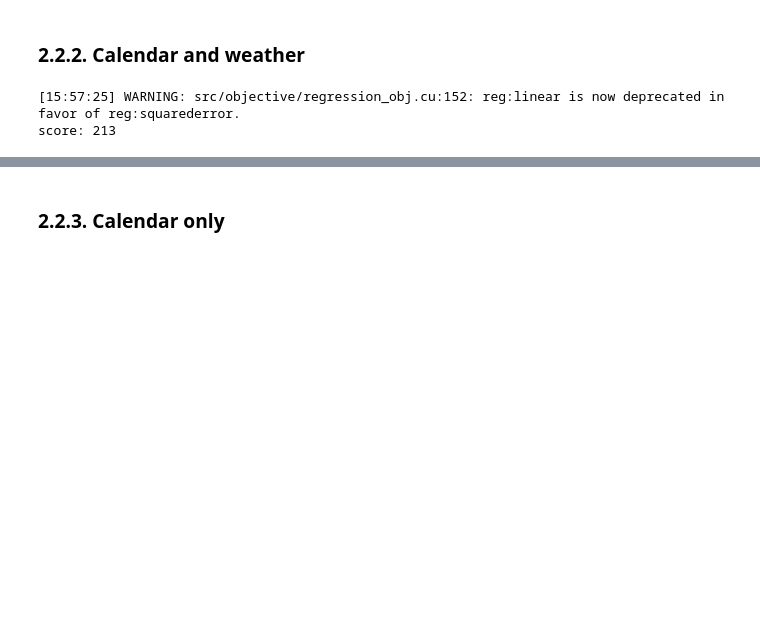
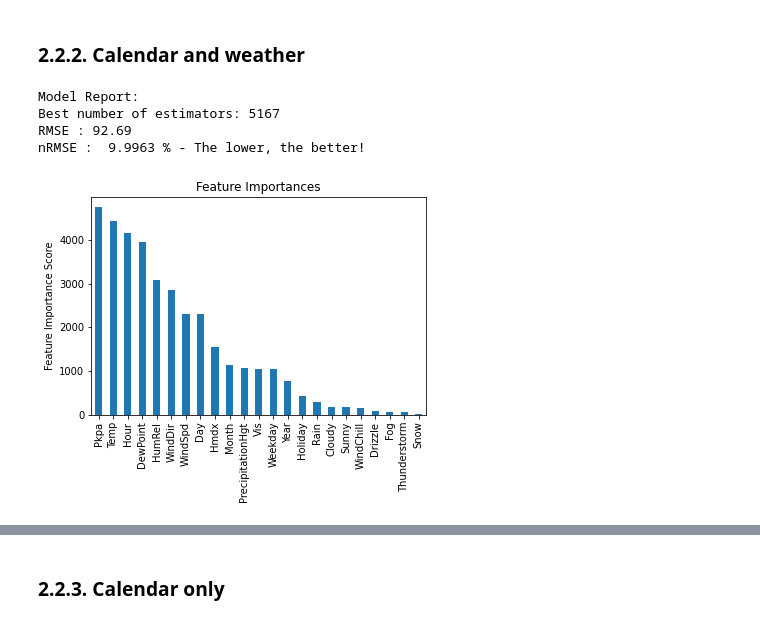
Before and after one commit to gbincoletto/MATH80629A, a Jupyter notebook: ML_Project_BIXI_Predictions.ipynb, the cells around one changed output, grey strips where cells are left out. Drawn from its saved outputs; the diff is of its cells as text; code cells hidden in the pictures; blank space fills up the shorter version.

```diff
--- a/ML_Project_BIXI_Predictions.ipynb
+++ b/ML_Project_BIXI_Predictions.ipynb
@@ -1238,19 +1034,27 @@ Y_test = hourly_test['Volume']
+# %%
+# SPlITTING DATA
+X = hourly_train.drop(['dateIDd', 'dateIDm', 'Duration', 'Volume'], axis=1)
+Y1 = hourly_train['Volume']
+Y2 = hourly_train['Duration']
 # %%
-# Define the Model (Weather+Calendar only)
-mod2 = xgb.XGBRegressor(
-    gamma=1,
-    learning_rate=0.01,
+# Basic Model (Weather+Calendar only) for VOLUME
+xgb_WC1_Y = xgb.XGBRegressor(
+    objective='reg:squarederror',
+    gamma=0.1,
+    eta=0.01,
     max_depth=3,
     n_estimators=10000,
+    min_child_weight=1,
     subsample=0.8,
+    colsample_bytree=0.8,
     random_state=34
 )
 
-mod2.fit(X_train, Y_train)
-predictions = mod2.predict(X_test)
-rmse = sqrt(mean_squared_error(Y_test, predictions))
-print("score: {0:,.0f}".format(rmse))
-print("Performance has improved. Let us cheer.")
+# Show fit
+modelfit(xgb_WC1_Y,X,Y1)
 # %% [output]
-[15:57:25] WARNING: src/objective/regression_obj.cu:152: reg:linear is now deprecated in favor of reg:squarederror.
-score: 213
+Model Report:
+Best number of estimators: 5167
+RMSE : 92.69
+nRMSE :  9.9963 % - The lower, the better!
+[figure, added]
```
Also changed, not shown: parts of 71 cells of this notebook.
